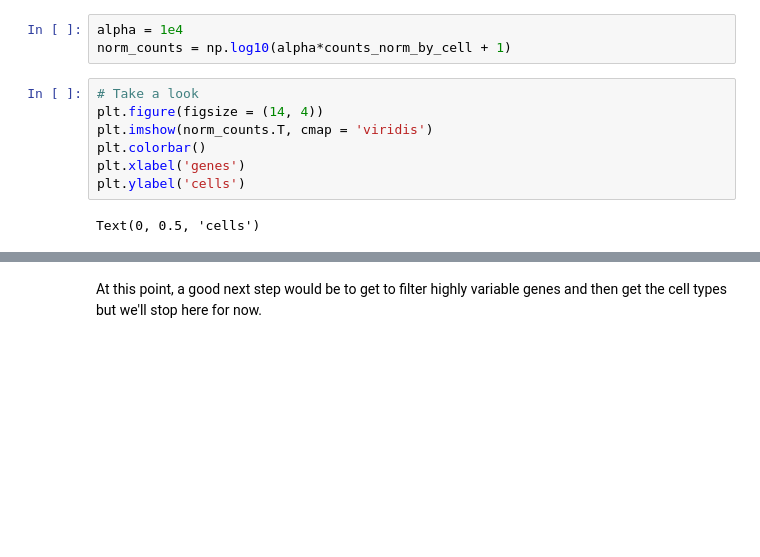
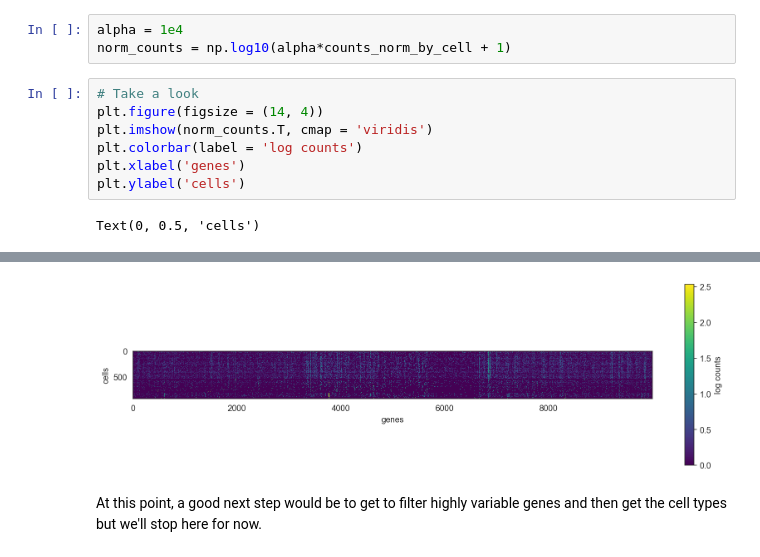
Before and after one commit to manuflores/sandbox, a Jupyter notebook: notebooks/seq_fish_eda.ipynb, the cells around one changed output, grey strips where cells are left out. Drawn from its saved outputs; the diff is of its cells as text; blank space fills up the shorter version.

```diff
--- a/notebooks/seq_fish_eda.ipynb
+++ b/notebooks/seq_fish_eda.ipynb
@@ -124,7 +124,7 @@ norm_counts = np.log10(alpha*counts_norm_by_cell + 1)
 # Take a look
 plt.figure(figsize = (14, 4))
 plt.imshow(norm_counts.T, cmap = 'viridis')
-plt.colorbar()
+plt.colorbar(label = 'log counts')
 plt.xlabel('genes')
 plt.ylabel('cells')
 # %% [output]
@@ -133,3 +132,4 @@ Text(0, 0.5, 'cells')
+[figure, added]
 # %% [markdown]
 At this point, a good next step would be to get to filter highly variable genes and then get the cell types but we'll stop here for now.
 # %% [markdown]
```
Also changed, not shown: parts of 5 cells of this notebook.
